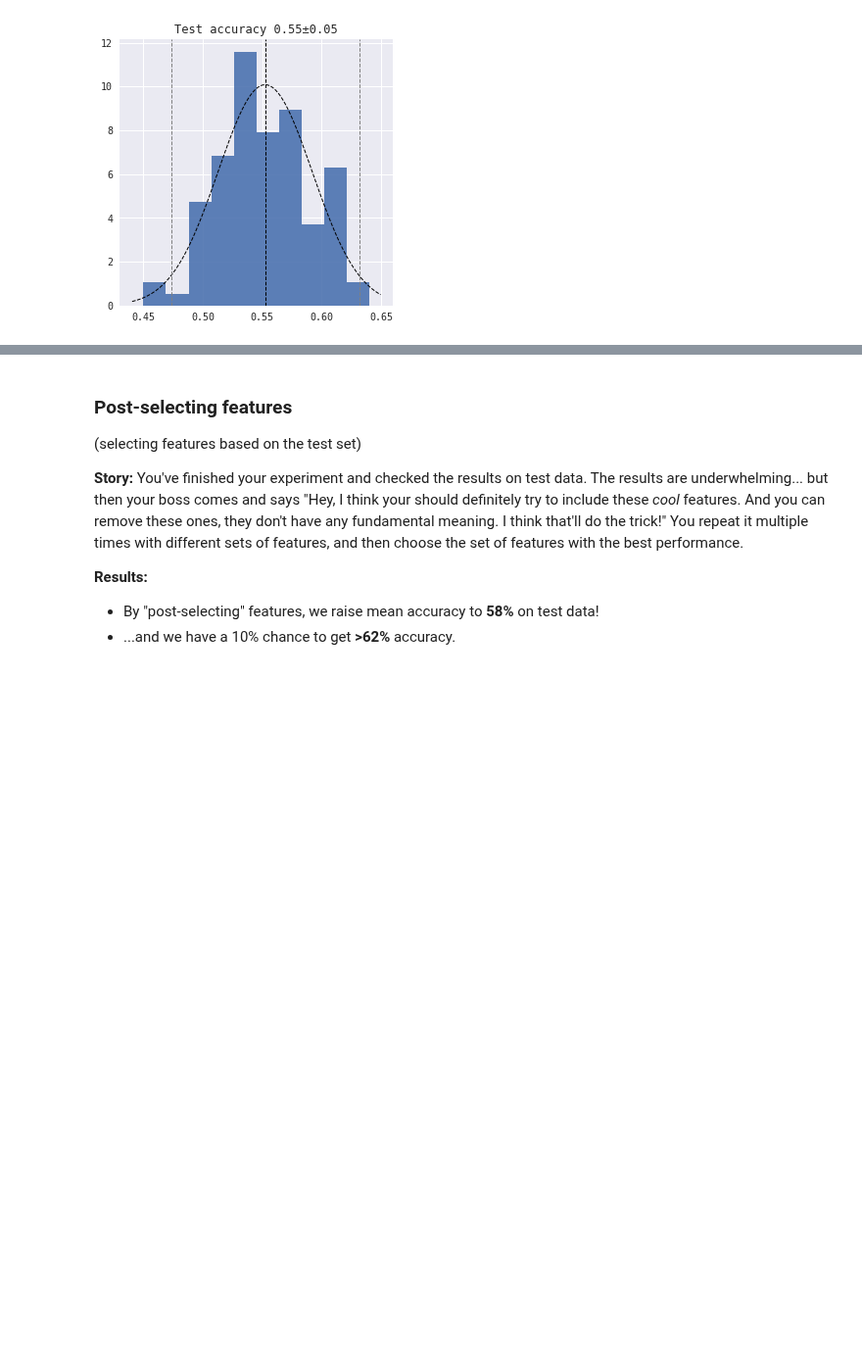
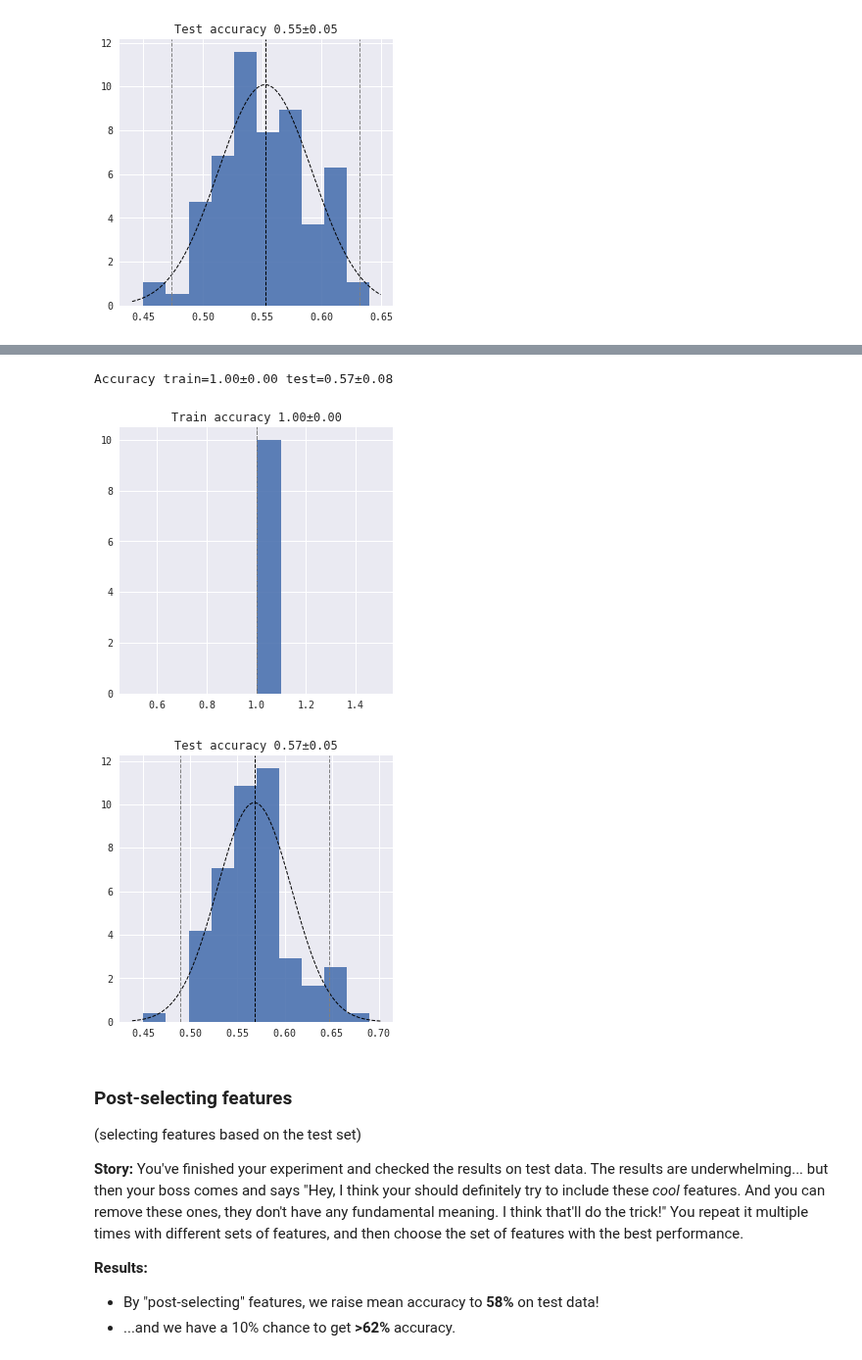
Before and after one commit to mysterious-ben/ds-examples, a Jupyter notebook: mldesign/overfitting.ipynb, the cells around one changed output, grey strips where cells are left out. Shown at 98% size. Saved outputs shown, nothing was run; the diff lists cells and outputs as text; code cells hidden in the pictures; blank space fills up the shorter version.

```diff
--- a/mldesign/overfitting.ipynb
+++ b/mldesign/overfitting.ipynb
@@ -225,13 +264,18 @@ def model_with_refitting(m, n_fits, n_samples, n_features, train_size):
     results = sorted(results, key=lambda x: x["test_score"])
     return results[-1]["train_score"], results[-1]["test_score"]
 # %%
-# _, _ = model_with_refitting(
-#     m=HistGradientBoostingClassifier(**hgb_params),
-#     n_fits=20,
-#     n_samples=n_samples,
-#     n_features=n_features,
-#     train_size=train_size,
-# )
+res_train, res_test = model_with_refitting(
+    m=MLPClassifier(**mlp_params),
+    n_fits=20,
+    n_samples=n_samples,
+    n_features=n_features,
+    train_size=train_size,
+)
+experiment_summary(res_train, res_test)
+# %% [output]
+Accuracy train=1.00±0.00 test=0.57±0.08
+[figure, added]
+[figure, added]
 # %% [markdown]
 ### Post-selecting features
 (selecting features based on the test set)
```
Also changed, not shown: parts of 31 cells of this notebook.
